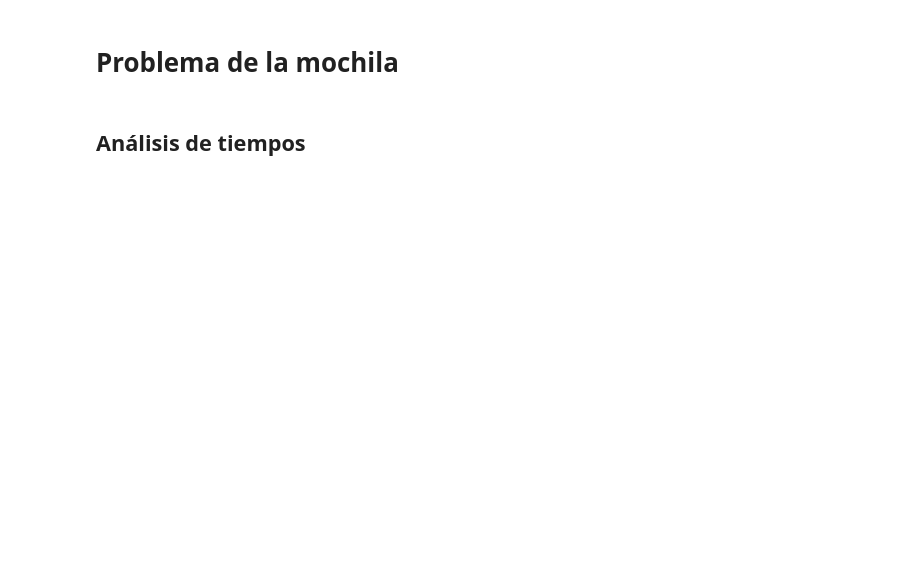
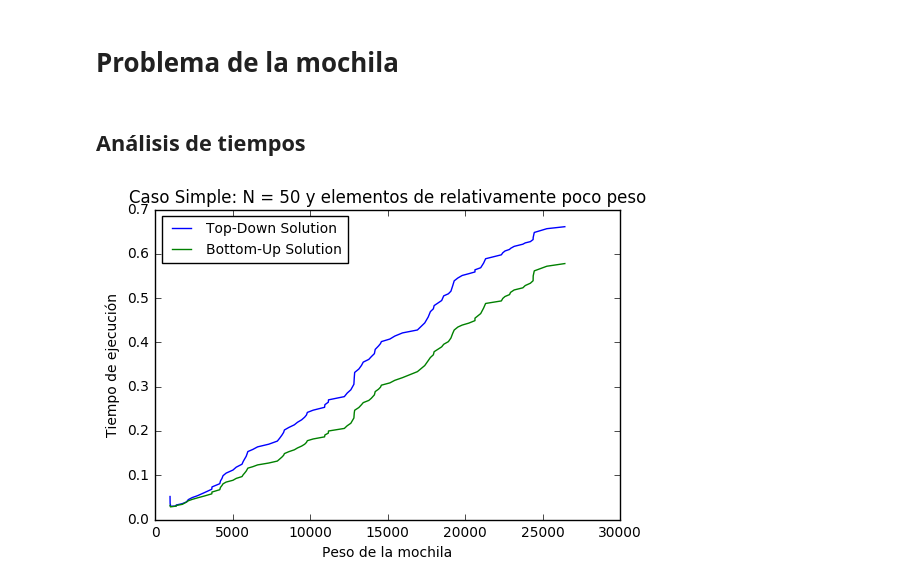
Before and after one commit to edittler/tda-fiuba, a Jupyter notebook: tp2/programacion-dinamica/Knapsack.ipynb, the cells around one changed output. Saved outputs shown, nothing was run; the diff lists cells and outputs as text; code cells hidden in the pictures; blank space fills up the shorter version.

Commit message:
Elimino calculo de tiempos en scripy principal y creo un notebook para el problema de la mochila

```diff
--- a/tp2/programacion-dinamica/Knapsack.ipynb
+++ b/tp2/programacion-dinamica/Knapsack.ipynb
@@ -42,0 +17,43 @@ def plot_algorithms(modules, k_func=min_k, number=3, maxiter=10,
+# %%
+def plot_algorithms(problems, title='', savefig=False):
+
+    x, td_y, bu_y = [], [], []
+    td_times, bu_times = [], []
+    weight = 0
+
+    for problem in problems:
+
+        if problem.id < 1000:
+            td_timer = timeit.Timer(partial(knapsack_top_down, problem.values, problem.weights, problem.knapsack_weight))
+            td_times.append(td_timer.timeit(1))
+            bu_timer = timeit.Timer(partial(knapsack_bottom_up, problem.values, problem.weights, problem.knapsack_weight))
+            bu_times.append(bu_timer.timeit(1))
+
+            td_t = np.mean(td_times)
+            bu_t = np.mean(bu_times)
+
+            td_y.append(td_t)
+            bu_y.append(bu_t)
+
+            x.append(problem.knapsack_weight)
+            weight = problem.knapsack_weight
+
+    plt.plot(x, td_y, label = 'Top-Down Solution')
+    plt.plot(x, bu_y, label = 'Bottom-Up Solution')
+
+    plt.title(title)
+    plt.ylabel('Tiempo de ejecución')
+    plt.xlabel('Peso de la mochila')
+    plt.legend(loc='upper left', prop={'size': 10})
+    if savefig:
+        # el nombre del archivo es: n_cantItems_maxWeight_123123.png
+        filename = '_'.join(["n", str(len(problems[0].values)), 'maxWeight', str(weight)])
+        plt.savefig('images/' + filename + '.png', bbox_inches='tight')
+    plt.show()
+# %%
+problems = Parser.parse_file('test_files/small_coef/knapPI_1_50_1000.csv')
+list.sort(problems)
+title = 'Caso Simple: N = 50 y elementos de relativamente poco peso'
+plot_algorithms(problems, title = title, savefig = True)
+# %% [output]
+[figure, added]
```
Also changed, not shown: parts of 2 cells of this notebook, 1 other file.
